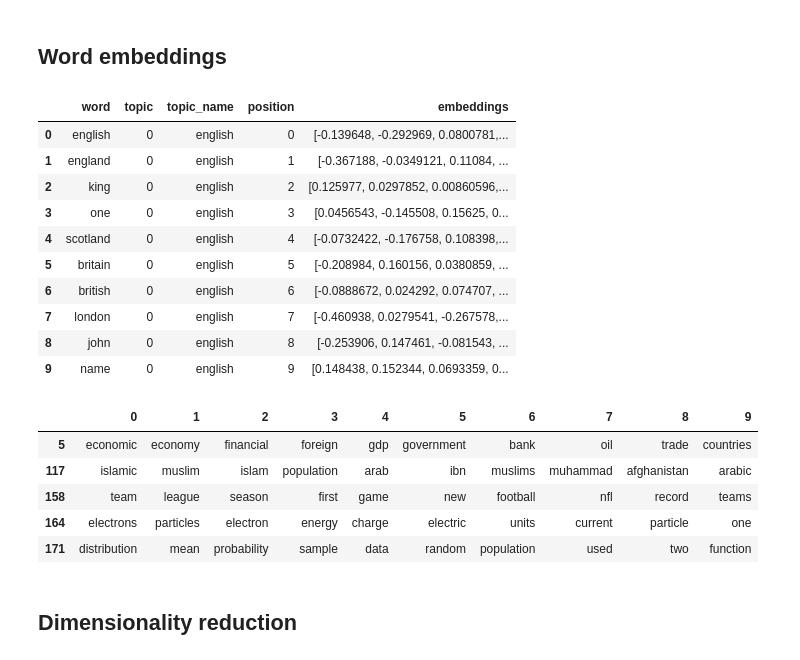
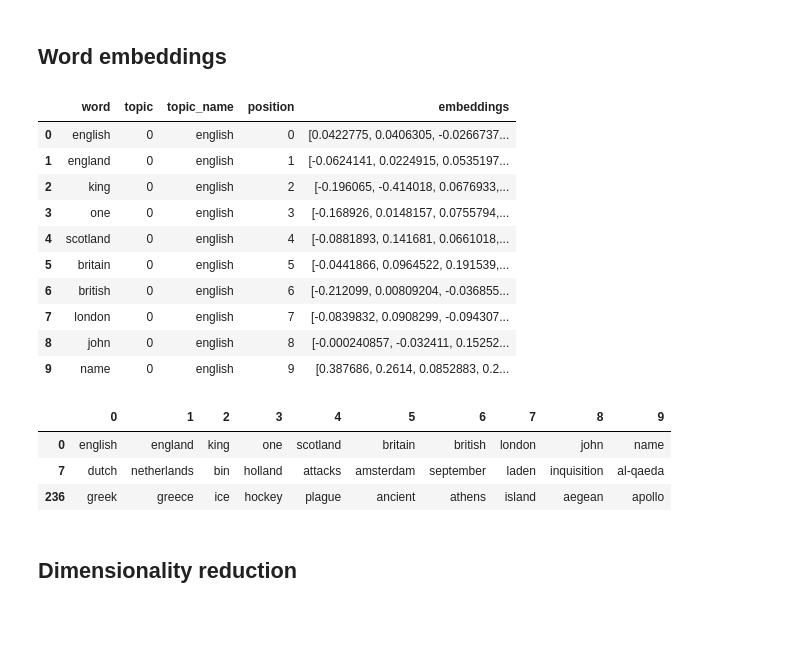
Before and after one commit to knub/master-thesis, a Jupyter notebook: notebooks/Initial Experiments.ipynb, the cells around one changed output. Drawn from its saved outputs; the diff is of its cells as text; code cells hidden in the pictures; blank space fills up the shorter version.

```diff
--- a/notebooks/Initial Experiments.ipynb
+++ b/notebooks/Initial Experiments.ipynb
@@ -79,42 +122,42 @@ df[df.topic == 0]
 # %%
 WORD2VEC_VECTOR_FILE = "/home/knub/Repositories/master-thesis/data/GoogleNews-vectors-negative300.bin"
 GLOVE_VECTOR_FILE = "/home/knub/Repositories/master-thesis/data/glove.6B.50d.txt"
-OUR_VECTOR_FILE = "/home/knub/Repositories/master-thesis/data/embedding.model.skipgram"
+CBOW_VECTOR_FILE = "/home/knub/Repositories/master-thesis/data/embedding.model.cbow"
+SKIP_GRAM_VECTOR_FILE = "/home/knub/Repositories/master-thesis/data/embedding.model.skip-gram"
 
 #word2vec = gensim.models.Word2Vec.load_word2vec_format(GLOVE_VECTOR_FILE, binary=False)
-word2vec = gensim.models.Word2Vec.load_word2vec_format(WORD2VEC_VECTOR_FILE, binary=True)
+word2vec = gensim.models.Word2Vec.load_word2vec_format(SKIP_GRAM_VECTOR_FILE, binary=True)
 # %%
 df = df[df["word"].apply(lambda word: word in word2vec)]
 df["embeddings"] = df["word"].apply(lambda word: word2vec[word])
 df[df.topic == 0]
 # %% [output]
 |  | word | topic | topic_name | position | embeddings |
-| 0 | english | 0 | english | 0 | [-0.139648, -0.292969, 0.0800781,... |
-| 1 | england | 0 | english | 1 | [-0.367188, -0.0349121, 0.11084, ... |
-| 2 | king | 0 | english | 2 | [0.125977, 0.0297852, 0.00860596,... |
-| 3 | one | 0 | english | 3 | [0.0456543, -0.145508, 0.15625, 0... |
-| 4 | scotland | 0 | english | 4 | [-0.0732422, -0.176758, 0.108398,... |
-| 5 | britain | 0 | english | 5 | [-0.208984, 0.160156, 0.0380859, ... |
-| 6 | british | 0 | english | 6 | [-0.0888672, 0.024292, 0.074707, ... |
-| 7 | london | 0 | english | 7 | [-0.460938, 0.0279541, -0.267578,... |
-| 8 | john | 0 | english | 8 | [-0.253906, 0.147461, -0.081543, ... |
-| 9 | name | 0 | english | 9 | [0.148438, 0.152344, 0.0693359, 0... |
+| 0 | english | 0 | english | 0 | [0.0422775, 0.0406305, -0.0266737... |
+| 1 | england | 0 | english | 1 | [-0.0624141, 0.0224915, 0.0535197... |
+| 2 | king | 0 | english | 2 | [-0.196065, -0.414018, 0.0676933,... |
+| 3 | one | 0 | english | 3 | [-0.168926, 0.0148157, 0.0755794,... |
+| 4 | scotland | 0 | english | 4 | [-0.0881893, 0.141681, 0.0661018,... |
+| 5 | britain | 0 | english | 5 | [-0.0441866, 0.0964522, 0.191539,... |
+| 6 | british | 0 | english | 6 | [-0.212099, 0.00809204, -0.036855... |
+| 7 | london | 0 | english | 7 | [-0.0839832, 0.0908299, -0.094307... |
+| 8 | john | 0 | english | 8 | [-0.000240857, -0.032411, 0.15252... |
+| 9 | name | 0 | english | 9 | [0.387686, 0.2614, 0.0852883, 0.2... |
 # %%
 # financial, muslim, teams in sport, atom physics, math
 nice_topics = [5, 117, 158, 164, 171]
+nice_topics = [0, 7, 236]
 
 df_part = df[df.topic.apply(lambda topic: topic in nice_topics)].copy()
 # Show topics of interest
 df_tmp = pnd.DataFrame(df_part.groupby("topic")["word"].apply(lambda l: l.tolist()).tolist())
 df_tmp.index = nice_topics
 df_tmp
 # %% [output]
 |  | 0 | 1 | 2 | 3 | 4 | 5 | 6 | 7 | 8 | 9 |
-| 5 | economic | economy | financial | foreign | gdp | government | bank | oil | trade | countries |
-| 117 | islamic | muslim | islam | population | arab | ibn | muslims | muhammad | afghanistan | arabic |
-| 158 | team | league | season | first | game | new | football | nfl | record | teams |
-| 164 | electrons | particles | electron | energy | charge | electric | units | current | particle | one |
-| 171 | distribution | mean | probability | sample | data | random | population | used | two | function |
+| 0 | english | england | king | one | scotland | britain | british | london | john | name |
+| 7 | dutch | netherlands | bin | holland | attacks | amsterdam | september | laden | inquisition | al-qaeda |
+| 236 | greek | greece | ice | hockey | plague | ancient | athens | island | aegean | apollo |
 # %% [markdown]
 ## Dimensionality reduction
 # %%
```
Also changed, not shown: parts of 27 cells of this notebook.
